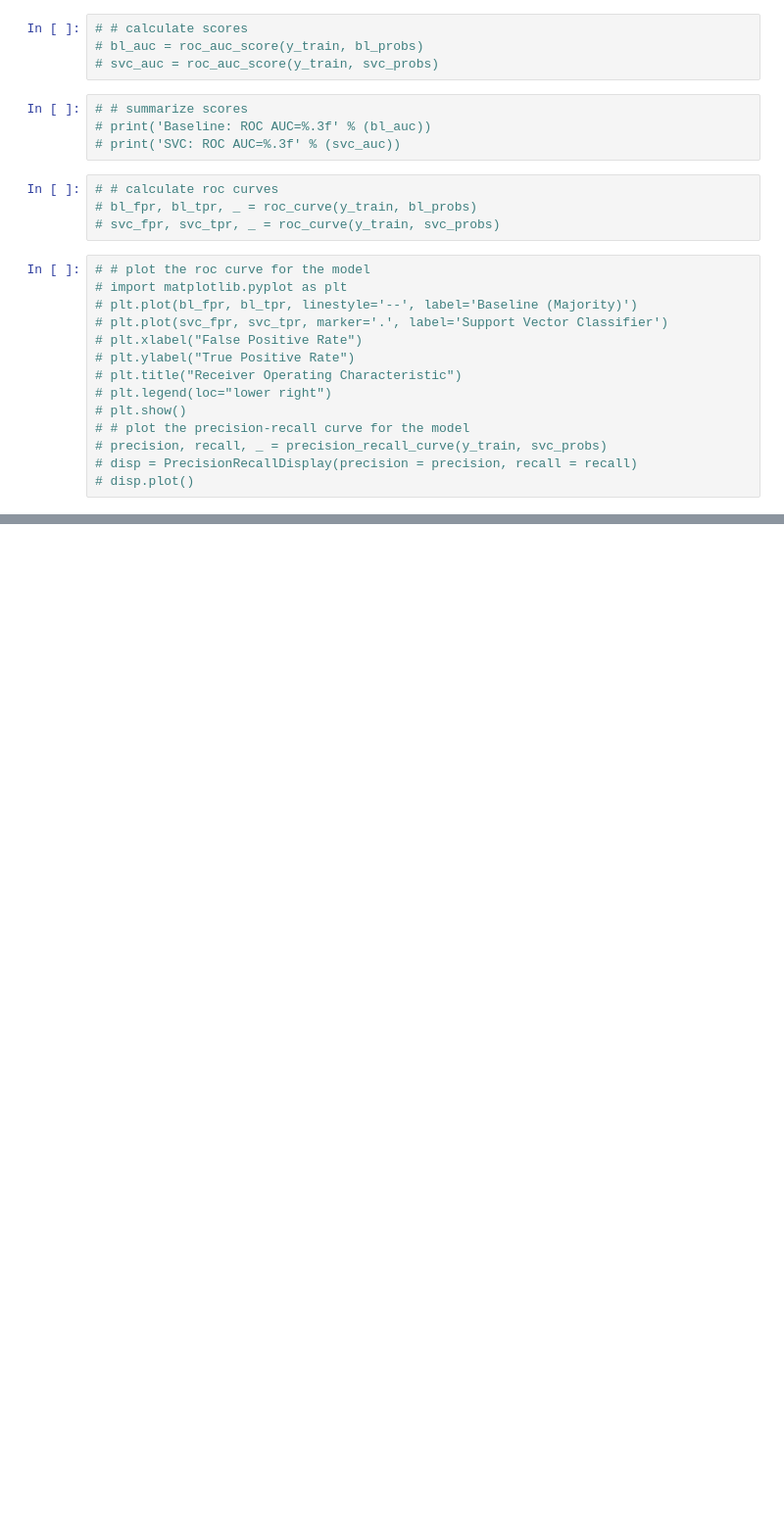
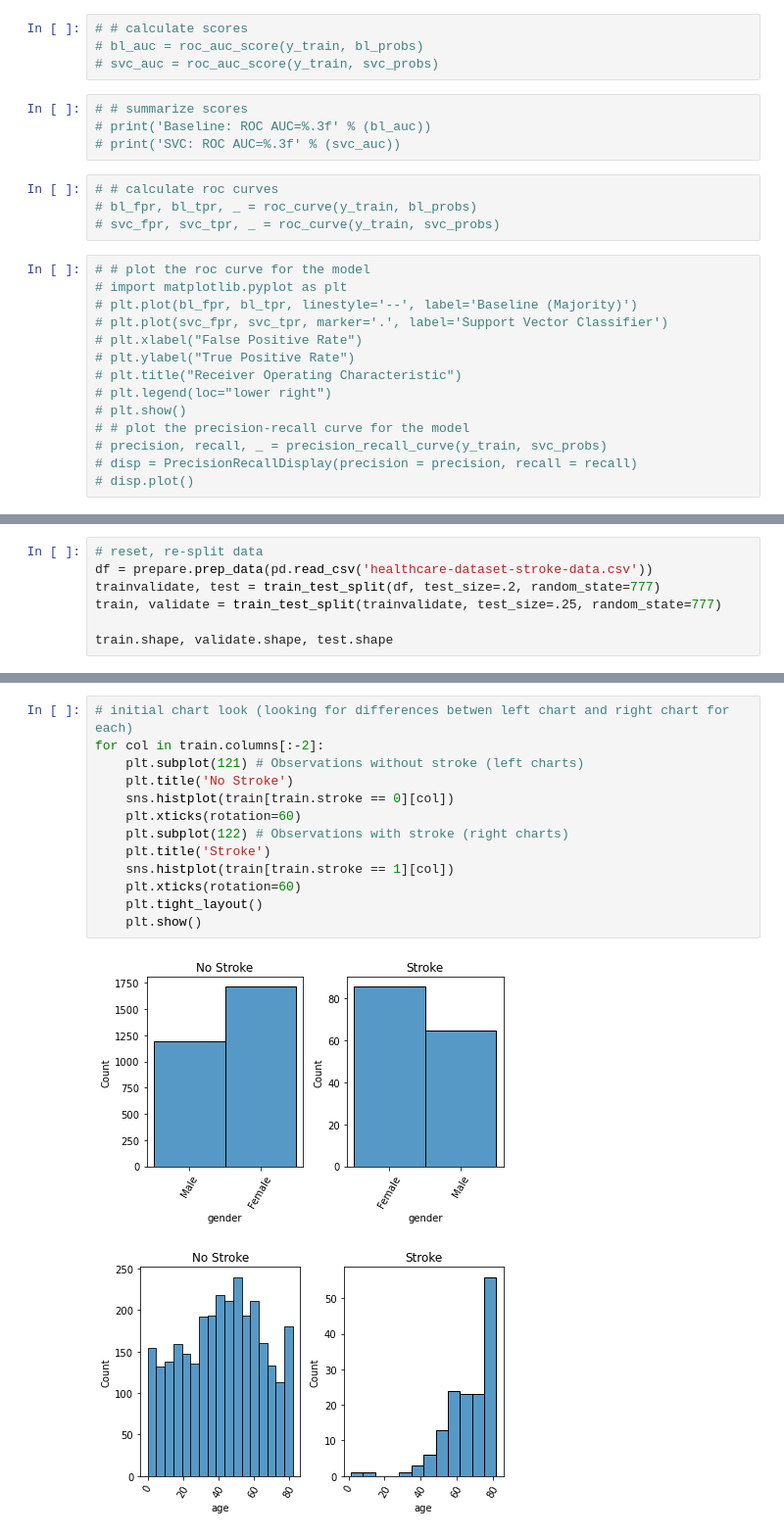
Before and after one commit to stroke-predictors/germain-capstone-stoke-prediction, a Jupyter notebook: post_mvp_jake.ipynb, the cells around one changed output, grey strips where cells are left out. Shown at 98% size. Drawn from its saved outputs; the diff is of its cells as text; blank space fills up the shorter version.

```diff
--- a/post_mvp_jake.ipynb
+++ b/post_mvp_jake.ipynb
@@ -222,0 +239,7 @@ disp.plot()
+# %%
+# reset, re-split data
+df = prepare.prep_data(pd.read_csv('healthcare-dataset-stroke-data.csv'))
+trainvalidate, test = train_test_split(df, test_size=.2, random_state=777)
+train, validate = train_test_split(trainvalidate, test_size=.25, random_state=777)
+
+train.shape, validate.shape, test.shape
@@ -222,0 +283,16 @@ disp.plot()
+# %%
+# initial chart look (looking for differences betwen left chart and right chart for each)
+for col in train.columns[:-2]:
+    plt.subplot(121) # Observations without stroke (left charts)
+    plt.title('No Stroke')
+    sns.histplot(train[train.stroke == 0][col])
+    plt.xticks(rotation=60)
+    plt.subplot(122) # Observations with stroke (right charts)
+    plt.title('Stroke')
+    sns.histplot(train[train.stroke == 1][col])
+    plt.xticks(rotation=60)
+    plt.tight_layout()
+    plt.show()
+# %% [output]
+[figure, added]
+[figure, added]
```
Also changed, not shown: parts of 16 cells of this notebook.
